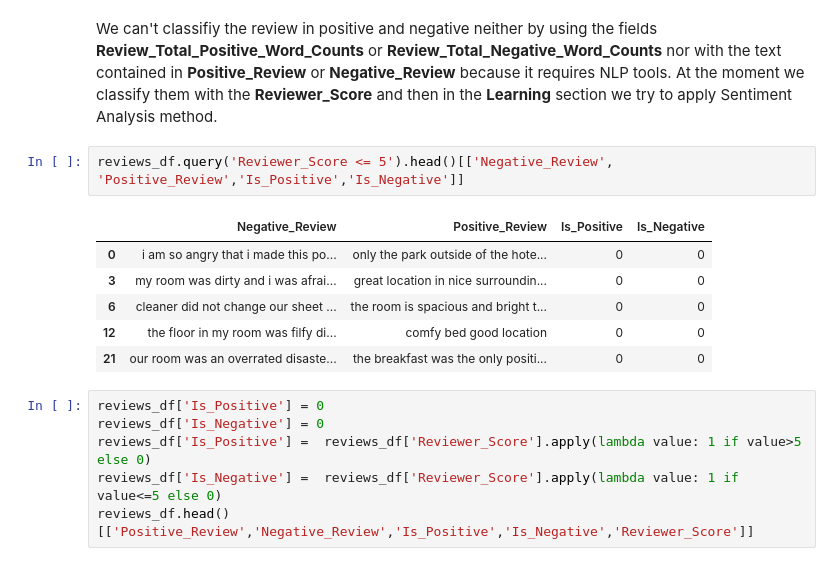
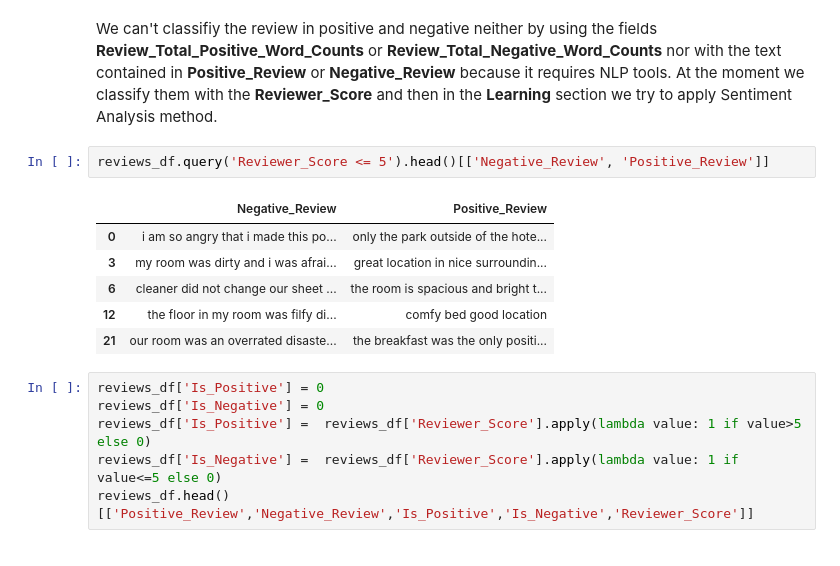
Before and after one commit to LuigiCerone/Hotel-Reviews-Data-Analysis, a Jupyter notebook: Hotel_Reviews_Copia_Lavoro_Giggi.ipynb, the cells around one changed output. Drawn from its saved outputs; the diff is of its cells as text.

```diff
--- a/Hotel_Reviews_Copia_Lavoro_Giggi.ipynb
+++ b/Hotel_Reviews_Copia_Lavoro_Giggi.ipynb
@@ -656,14 +656,14 @@ For example, "Everything" as positive review means that this review should be cl
 # %% [markdown]
 We can't classifiy the review in positive and negative neither by using the fields **Review_Total_Positive_Word_Counts** or **Review_Total_Negative_Word_Counts** nor with the text contained in **Positive_Review** or **Negative_Review** because it requires NLP tools. At the moment we classify them with the **Reviewer_Score** and then in the **Learning** section we try to apply Sentiment Analysis method.
 # %%
-reviews_df.query('Reviewer_Score <= 5').head()[['Negative_Review', 'Positive_Review','Is_Positive','Is_Negative']]
+reviews_df.query('Reviewer_Score <= 5').head()[['Negative_Review', 'Positive_Review']]
 # %% [output]
-|  | Negative_Review | Positive_Review | Is_Positive | Is_Negative |
-| 0 | i am so angry that i made this po... | only the park outside of the hote... | 0 | 0 |
-| 3 | my room was dirty and i was afrai... | great location in nice surroundin... | 0 | 0 |
-| 6 | cleaner did not change our sheet ... | the room is spacious and bright t... | 0 | 0 |
-| 12 | the floor in my room was filfy di... | comfy bed good location | 0 | 0 |
-| 21 | our room was an overrated disaste... | the breakfast was the only positi... | 0 | 0 |
+|  | Negative_Review | Positive_Review |
+| 0 | i am so angry that i made this po... | only the park outside of the hote... |
+| 3 | my room was dirty and i was afrai... | great location in nice surroundin... |
+| 6 | cleaner did not change our sheet ... | the room is spacious and bright t... |
+| 12 | the floor in my room was filfy di... | comfy bed good location |
+| 21 | our room was an overrated disaste... | the breakfast was the only positi... |
 # %%
 reviews_df['Is_Positive'] = 0
 reviews_df['Is_Negative'] = 0
```
Also changed, not shown: parts of 23 cells of this notebook, 1 other file.
